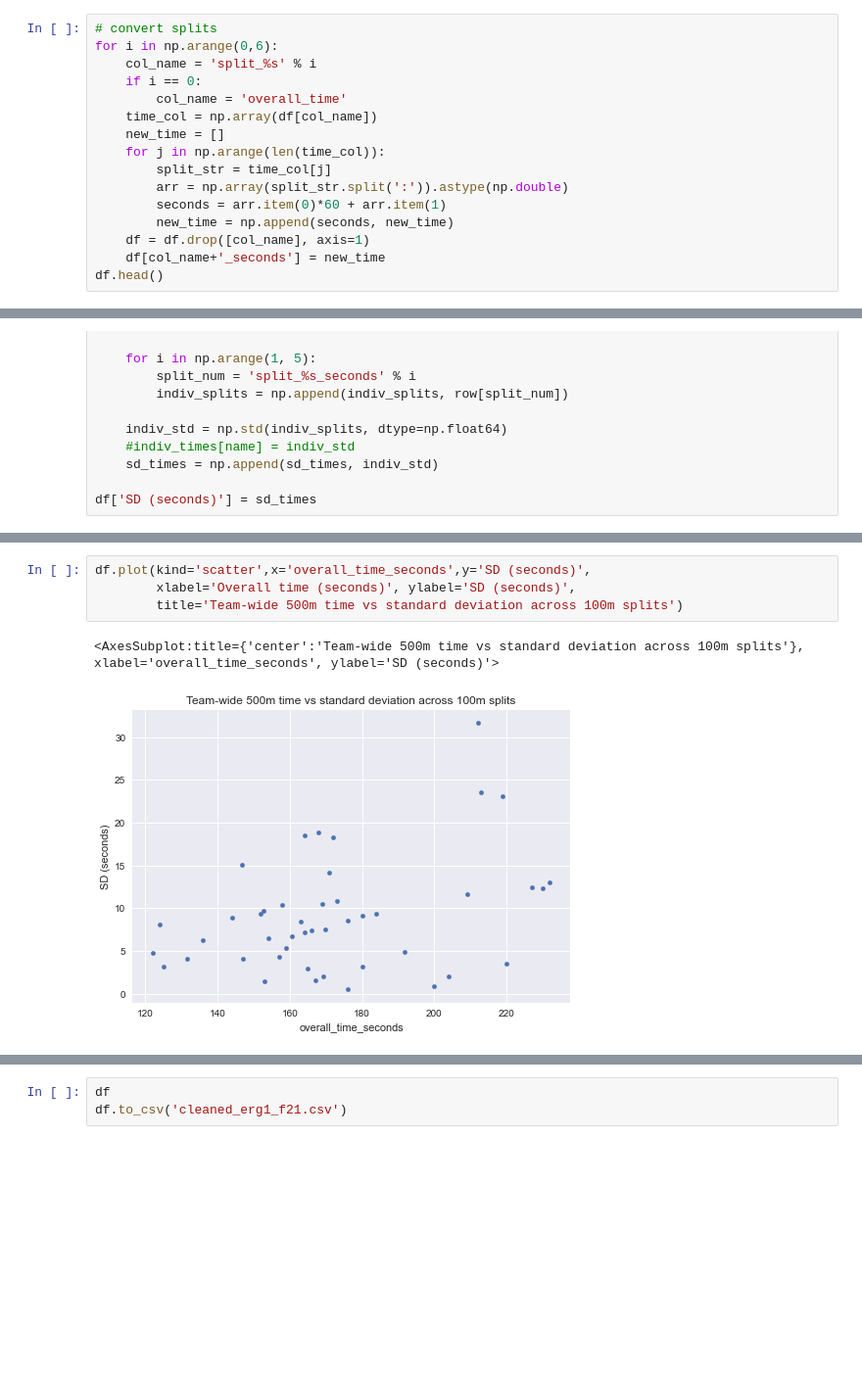
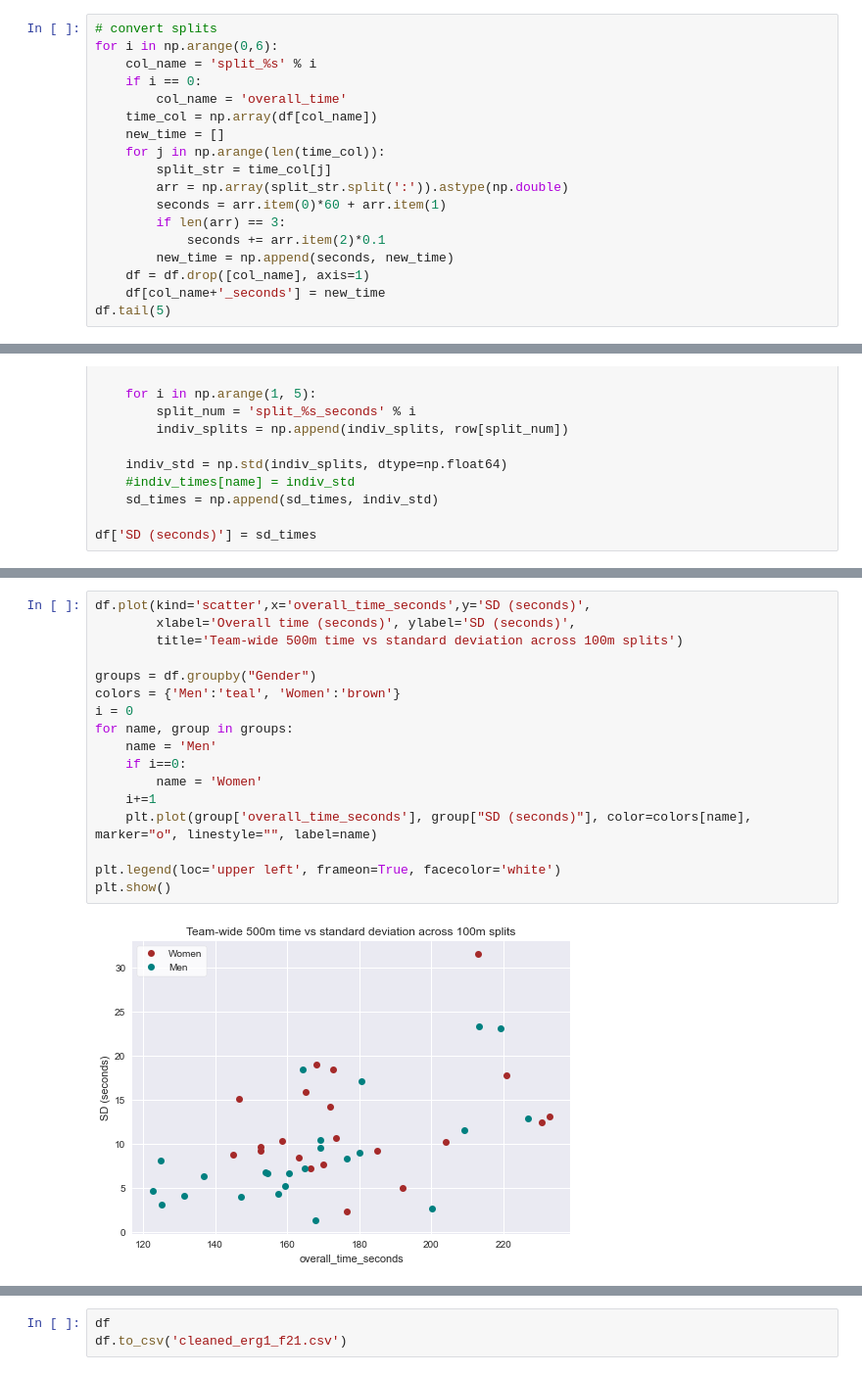
Before and after one commit to tinypersimmon/caldb, a Jupyter notebook: f21_metric1.ipynb, the cells around one changed output, grey strips where cells are left out. Shown: that part at 98% size. Drawn from its saved outputs; the diff is of its cells as text; blank space fills up the shorter version.

Commit message:
211018 gender distrib added, vals corrected for SD

```diff
--- a/f21_metric1.ipynb
+++ b/f21_metric1.ipynb
@@ -80,9 +78,11 @@ for i in np.arange(0,6):
         split_str = time_col[j]
         arr = np.array(split_str.split(':')).astype(np.double)
         seconds = arr.item(0)*60 + arr.item(1)
+        if len(arr) == 3:
+            seconds += arr.item(2)*0.1
         new_time = np.append(seconds, new_time)
     df = df.drop([col_name], axis=1)
     df[col_name+'_seconds'] = new_time
-df.head()
+df.tail(5)
 # %% [output]
 |  | Timestamp | Name | Gender | Pic received? | Side | Weight (lb) | overall_time_seconds | ... |
@@ -133,10 +121,22 @@ df['SD (seconds)'] = sd_times
 # %%
 df.plot(kind='scatter',x='overall_time_seconds',y='SD (seconds)',
         xlabel='Overall time (seconds)', ylabel='SD (seconds)',
         title='Team-wide 500m time vs standard deviation across 100m splits')
+
+groups = df.groupby("Gender")
+colors = {'Men':'teal', 'Women':'brown'}
+i = 0
+for name, group in groups:
+    name = 'Men'
+    if i==0:
+        name = 'Women'
+    i+=1
+    plt.plot(group['overall_time_seconds'], group["SD (seconds)"], color=colors[name], marker="o", linestyle="", label=name)
+
+plt.legend(loc='upper left', frameon=True, facecolor='white')
+plt.show()
 # %% [output]
-<AxesSubplot:title={'center':'Team-wide 500m time vs standard deviation across 100m splits'}, xlabel='overall_time_seconds', ylabel='SD (seconds)'>
-[figure, old version]
+[figure, new version]
 # %%
 all_mean_SD = np.mean(df['SD (seconds)'])
 all_mean_SD
```
Also changed, not shown: parts of 10 cells of this notebook.
